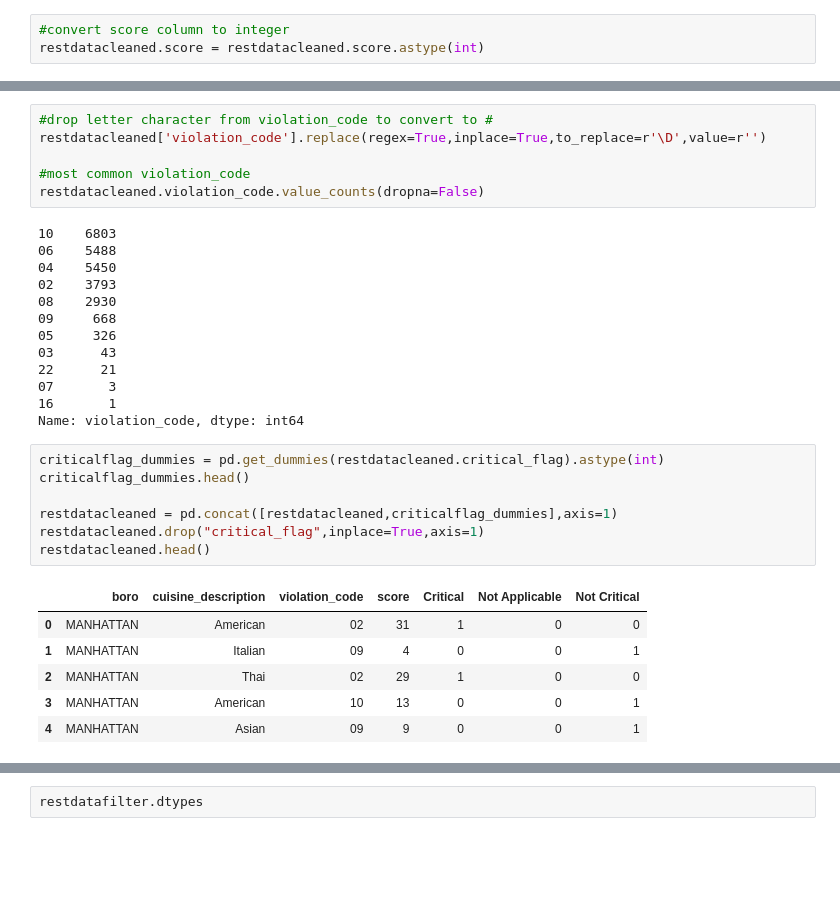
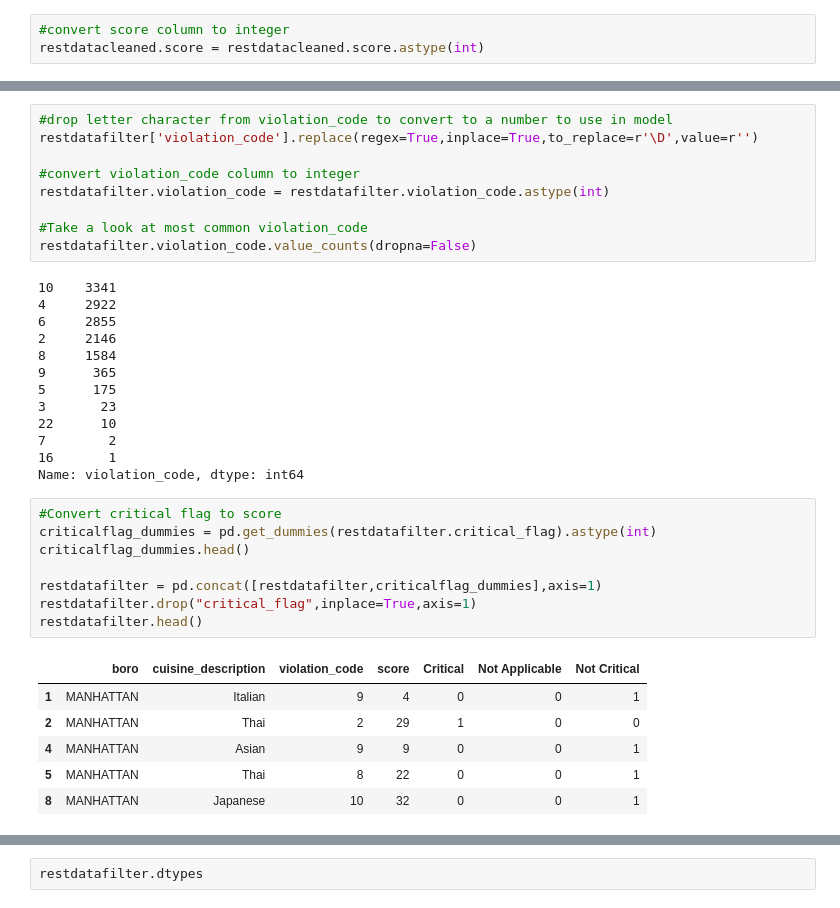
Before and after one commit to evt5020/NYCRestaurantHealthData, a Jupyter notebook: NYC Health Datav2.ipynb, the cells around one changed output, grey strips where cells are left out. Saved outputs shown, nothing was run; the diff lists cells and outputs as text; blank space fills up the shorter version.

```diff
--- a/NYC Health Datav2.ipynb
+++ b/NYC Health Datav2.ipynb
@@ -77,33 +144,37 @@ restdatacleaned.score = restdatacleaned.score.astype(int)
 # %%
-#drop letter character from violation_code to convert to #
-restdatacleaned['violation_code'].replace(regex=True,inplace=True,to_replace=r'\D',value=r'')
+#drop letter character from violation_code to convert to a number to use in model
+restdatafilter['violation_code'].replace(regex=True,inplace=True,to_replace=r'\D',value=r'')
 
-#most common violation_code
-restdatacleaned.violation_code.value_counts(dropna=False)
+#convert violation_code column to integer
+restdatafilter.violation_code = restdatafilter.violation_code.astype(int)
+
+#Take a look at most common violation_code
+restdatafilter.violation_code.value_counts(dropna=False)
 # %% [output]
-10    6803
-06    5488
-04    5450
-02    3793
-08    2930
-09     668
-05     326
-03      43
-22      21
-07       3
+10    3341
+4     2922
+6     2855
+2     2146
+8     1584
+9      365
+5      175
+3       23
+22      10
+7        2
 16       1
 Name: violation_code, dtype: int64
 # %%
-criticalflag_dummies = pd.get_dummies(restdatacleaned.critical_flag).astype(int)
+#Convert critical flag to score
+criticalflag_dummies = pd.get_dummies(restdatafilter.critical_flag).astype(int)
 criticalflag_dummies.head()
 
-restdatacleaned = pd.concat([restdatacleaned,criticalflag_dummies],axis=1)
-restdatacleaned.drop("critical_flag",inplace=True,axis=1)
-restdatacleaned.head()
+restdatafilter = pd.concat([restdatafilter,criticalflag_dummies],axis=1)
+restdatafilter.drop("critical_flag",inplace=True,axis=1)
+restdatafilter.head()
 # %% [output]
 |  | boro | cuisine_description | violation_code | score | Critical | Not Applicable | Not Critical |
-| 0 | MANHATTAN | American | 02 | 31 | 1 | 0 | 0 |
-| 1 | MANHATTAN | Italian | 09 | 4 | 0 | 0 | 1 |
-| 2 | MANHATTAN | Thai | 02 | 29 | 1 | 0 | 0 |
-| 3 | MANHATTAN | American | 10 | 13 | 0 | 0 | 1 |
-| 4 | MANHATTAN | Asian | 09 | 9 | 0 | 0 | 1 |
+| 1 | MANHATTAN | Italian | 9 | 4 | 0 | 0 | 1 |
+| 2 | MANHATTAN | Thai | 2 | 29 | 1 | 0 | 0 |
+| 4 | MANHATTAN | Asian | 9 | 9 | 0 | 0 | 1 |
+| 5 | MANHATTAN | Thai | 8 | 22 | 0 | 0 | 1 |
+| 8 | MANHATTAN | Japanese | 10 | 32 | 0 | 0 | 1 |
```
Also changed, not shown: parts of 32 cells of this notebook.
